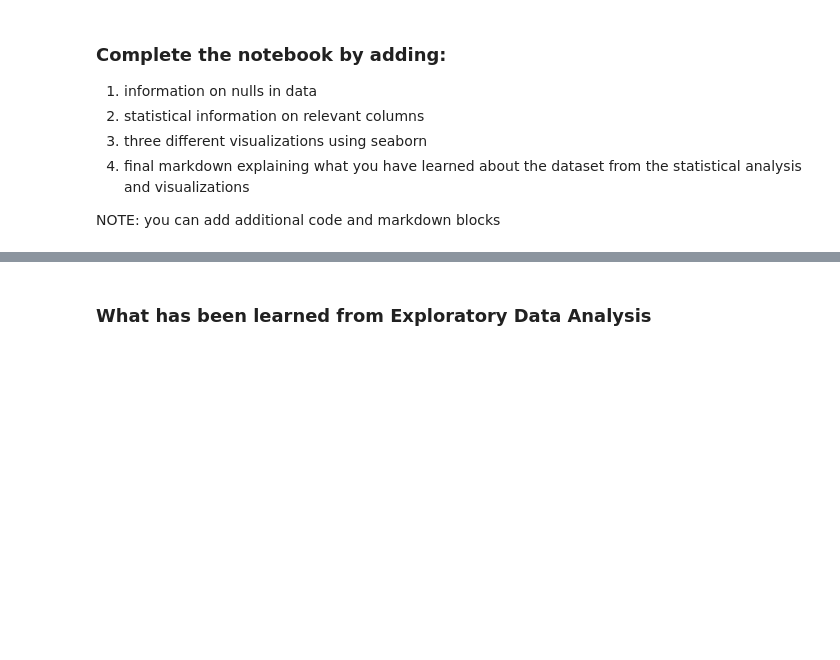
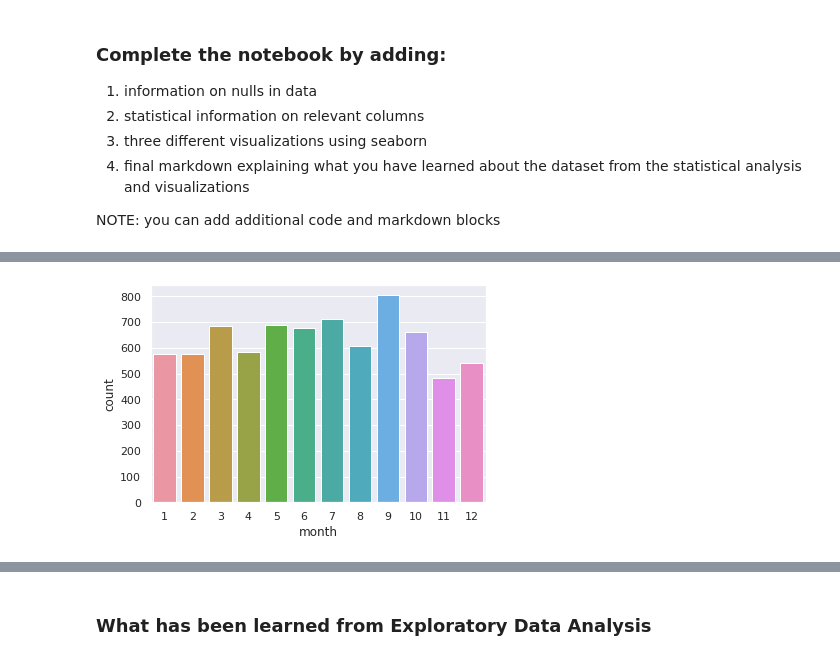
Before and after one commit to catawba-data-mining/CIS-3902-Data-Mining, a Jupyter notebook: ChallengeLabDataViz.ipynb, the cells around one changed output, grey strips where cells are left out. Cells and saved outputs as stored; diff of their text form; code cells hidden in the pictures; blank space fills up the shorter version.

```diff
--- a/ChallengeLabDataViz.ipynb
+++ b/ChallengeLabDataViz.ipynb
@@ -44,0 +59,10 @@ NOTE:  you can add additional code and markdown blocks
+# %%
+#lets add a column - month - and make it numeric
+# we will use slice
+bostondata['month'] = bostondata['status_dttm'].str.slice(5,7)
+#one of the values is not null, but has spaces
+bostondata["month"].replace({"": "09"}, inplace=True)
+# change the column type from object to int
+bostondata['month'] = pd.to_numeric(bostondata['month'])
+#lets see info on bostondata
+bostondata.info()
@@ -44,0 +153,3 @@ NOTE:  you can add additional code and markdown blocks
+# %%
+#bostondata_filtered = bostondata.query("description == 'Unsafe and Dangerous' |  description == 'Maintenance' | description = 'Failure to Obtain Permit'")
+bostondata_filtered = bostondata[(bostondata.description == 'Unsafe and Dangerous') | (bostondata.description == 'Maintenance') | (bostondata.description == 'Failure to Obtain Permit')]
@@ -44,0 +197,7 @@ NOTE:  you can add additional code and markdown blocks
+# %%
+#4 seaborn viz 2
+# count plots are good for visualizatioin of categorical data
+sns.set_theme(style="darkgrid")
+viz2 = sns.countplot(x="month", data=bostondata_filtered)
+# %% [output]
+[figure, added]
```
Also changed, not shown: parts of 16 cells of this notebook.
